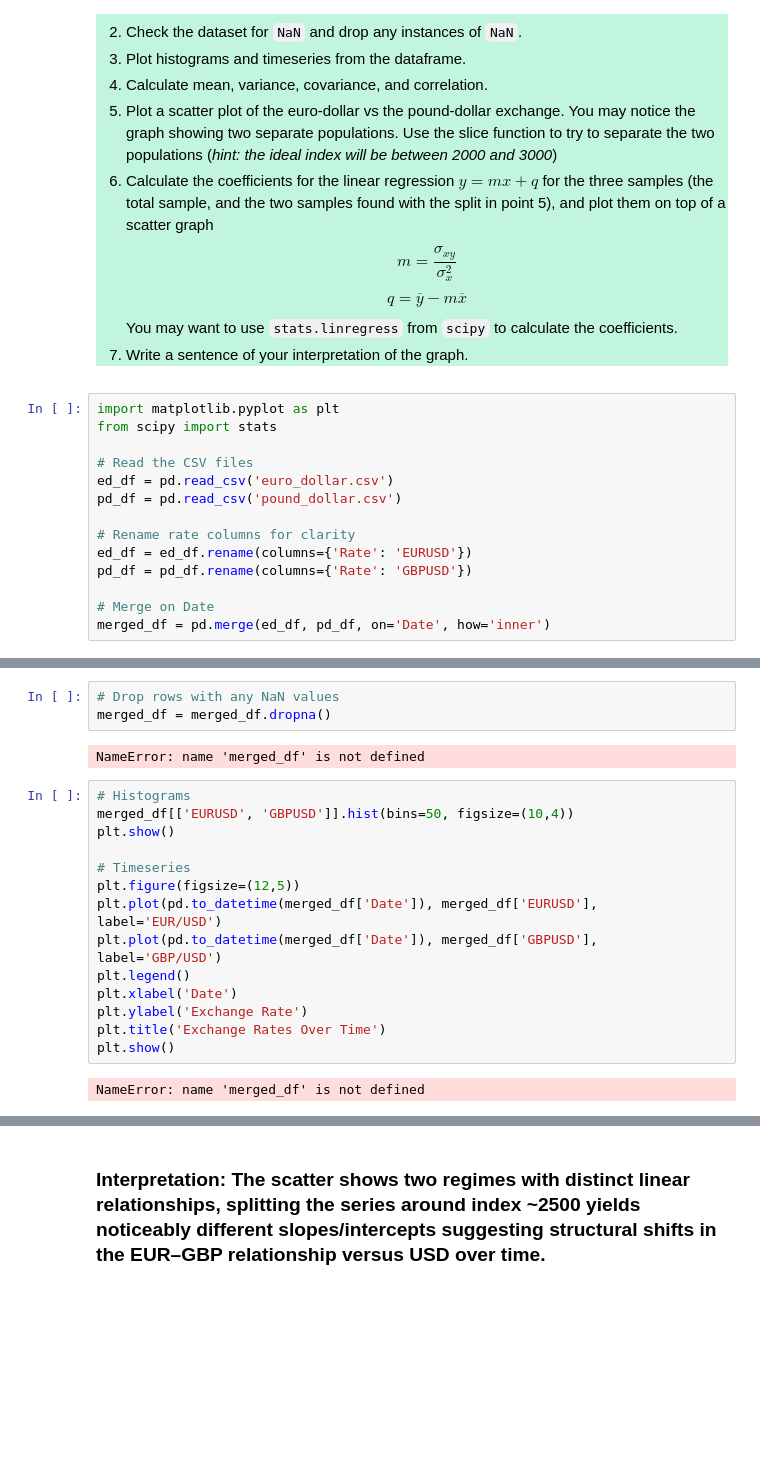
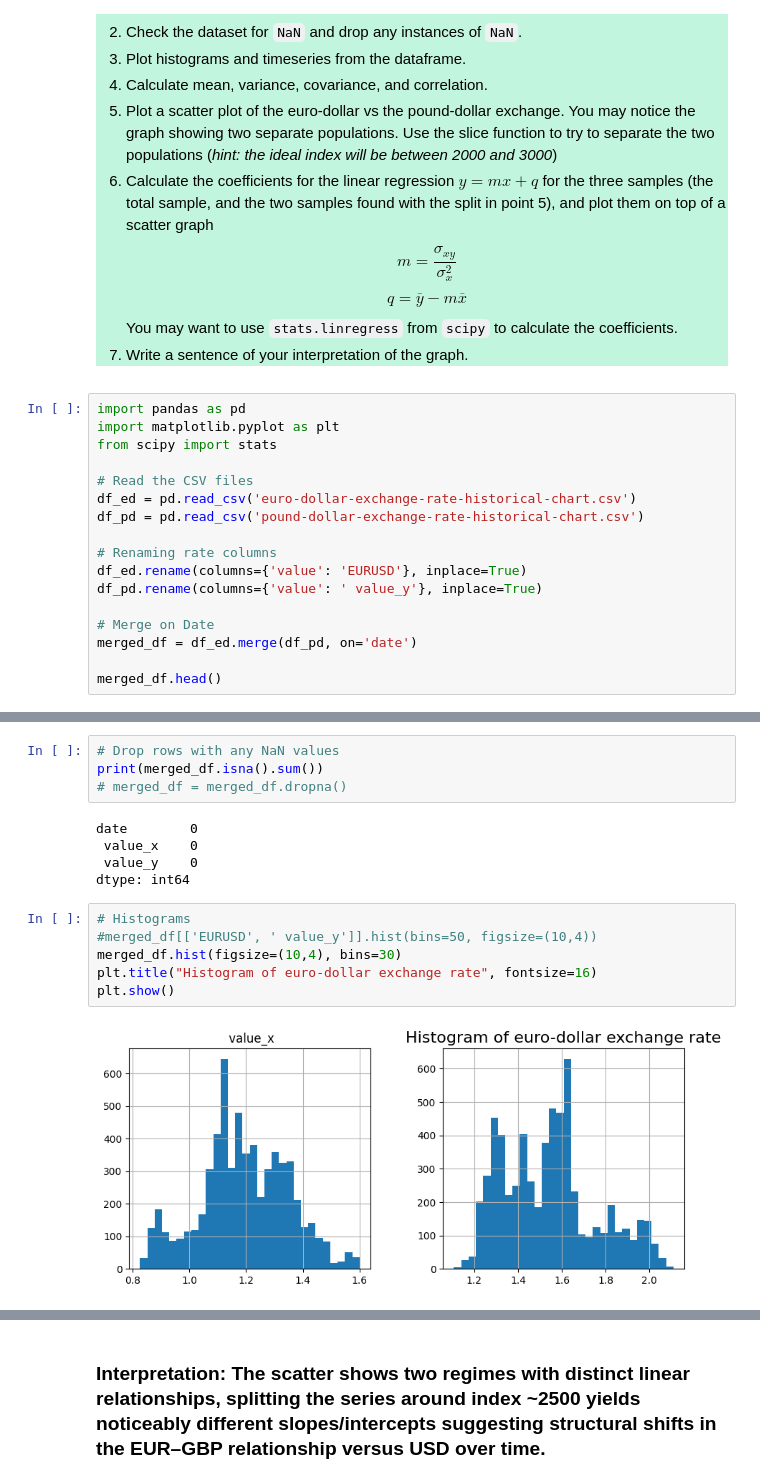
Before and after one commit to nakulpandit/QM_ML_DL_Lab, a Jupyter notebook: Week 2/Week_2_2025_basics_pandas.ipynb, the cells around one changed output, grey strips where cells are left out. Cells and saved outputs as stored; diff of their text form; blank space fills up the shorter version.

```diff
--- a/Week 2/Week_2_2025_basics_pandas.ipynb
+++ b/Week 2/Week_2_2025_basics_pandas.ipynb
@@ -1180,17 +1186,20 @@ $$ q = \overline{y}-m\overline{x} $$
 You may want to use `stats.linregress` from `scipy` to calculate the coefficients.
 8) Write a sentence of your interpretation of the graph.
 # %%
+import pandas as pd
 import matplotlib.pyplot as plt
 from scipy import stats
 
 # Read the CSV files
-ed_df = pd.read_csv('euro_dollar.csv')
-pd_df = pd.read_csv('pound_dollar.csv')
+df_ed = pd.read_csv('euro-dollar-exchange-rate-historical-chart.csv')
+df_pd = pd.read_csv('pound-dollar-exchange-rate-historical-chart.csv')
 
-# Rename rate columns for clarity
-ed_df = ed_df.rename(columns={'Rate': 'EURUSD'})
-pd_df = pd_df.rename(columns={'Rate': 'GBPUSD'})
+# Renaming rate columns
+df_ed.rename(columns={'value': 'EURUSD'}, inplace=True)
+df_pd.rename(columns={'value': ' value_y'}, inplace=True)
 
 # Merge on Date
-merged_df = pd.merge(ed_df, pd_df, on='Date', how='inner')
+merged_df = df_ed.merge(df_pd, on='date')
+
+merged_df.head()
 # %% [output]
@@ -1198,21 +1212,17 @@ FileNotFoundError: [Errno 2] No such file or directory: 'euro_dollar.csv'
 # %%
 # Drop rows with any NaN values
-merged_df = merged_df.dropna()
+print(merged_df.isna().sum())
+# merged_df = merged_df.dropna()
 # %% [output]
-NameError: name 'merged_df' is not defined
+date        0
+ value_x    0
+ value_y    0
+dtype: int64
 # %%
 # Histograms
-merged_df[['EURUSD', 'GBPUSD']].hist(bins=50, figsize=(10,4))
+#merged_df[['EURUSD', ' value_y']].hist(bins=50, figsize=(10,4))
+merged_df.hist(figsize=(10,4), bins=30)
+plt.title("Histogram of euro-dollar exchange rate", fontsize=16)
 plt.show()
-
-# Timeseries
-plt.figure(figsize=(12,5))
-plt.plot(pd.to_datetime(merged_df['Date']), merged_df['EURUSD'], label='EUR/USD')
-plt.plot(pd.to_datetime(merged_df['Date']), merged_df['GBPUSD'], label='GBP/USD')
-plt.legend()
-plt.xlabel('Date')
-plt.ylabel('Exchange Rate')
-plt.title('Exchange Rates Over Time')
-plt.show()
 # %% [output]
-NameError: name 'merged_df' is not defined
+[figure, added]
```
Also changed, not shown: parts of 18 cells of this notebook, 1 other file.
